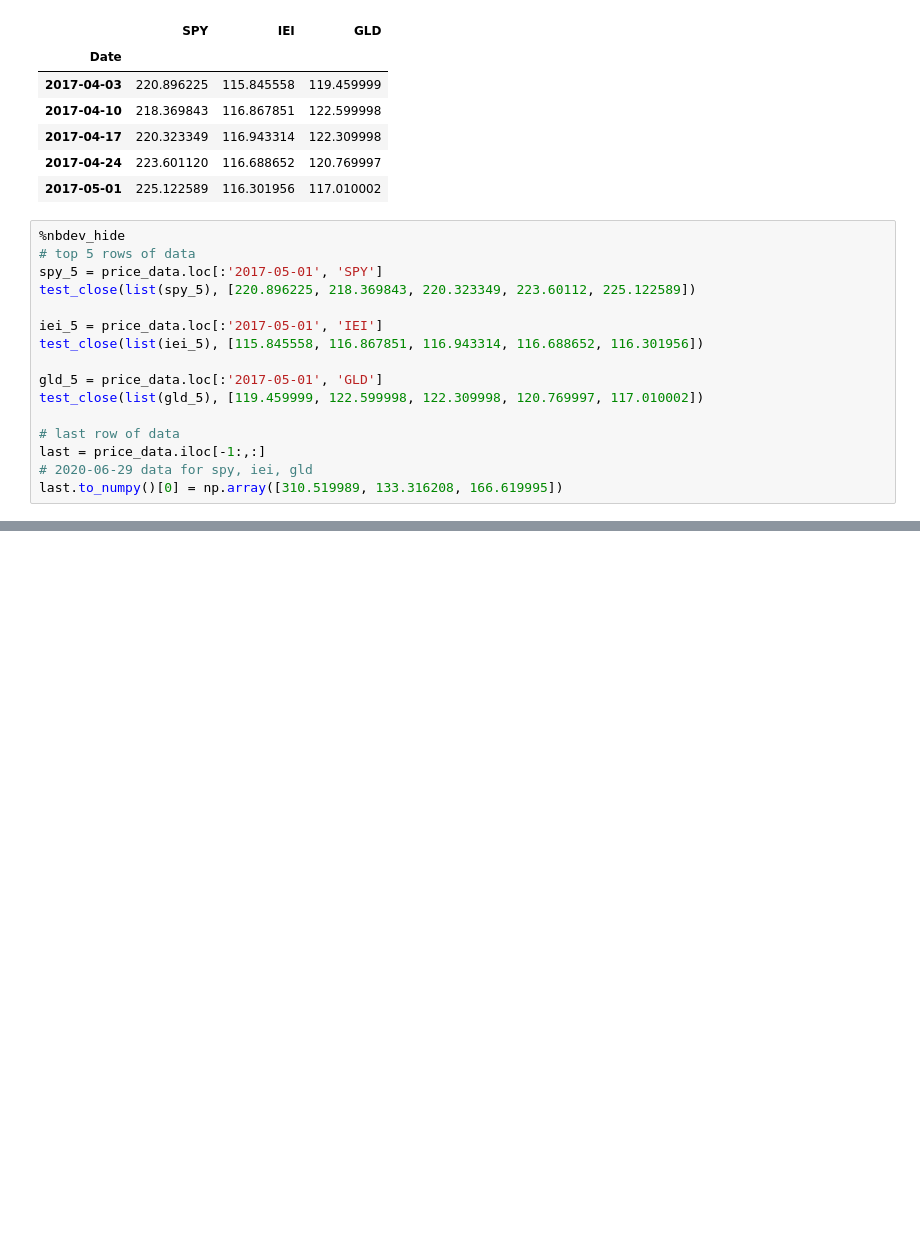
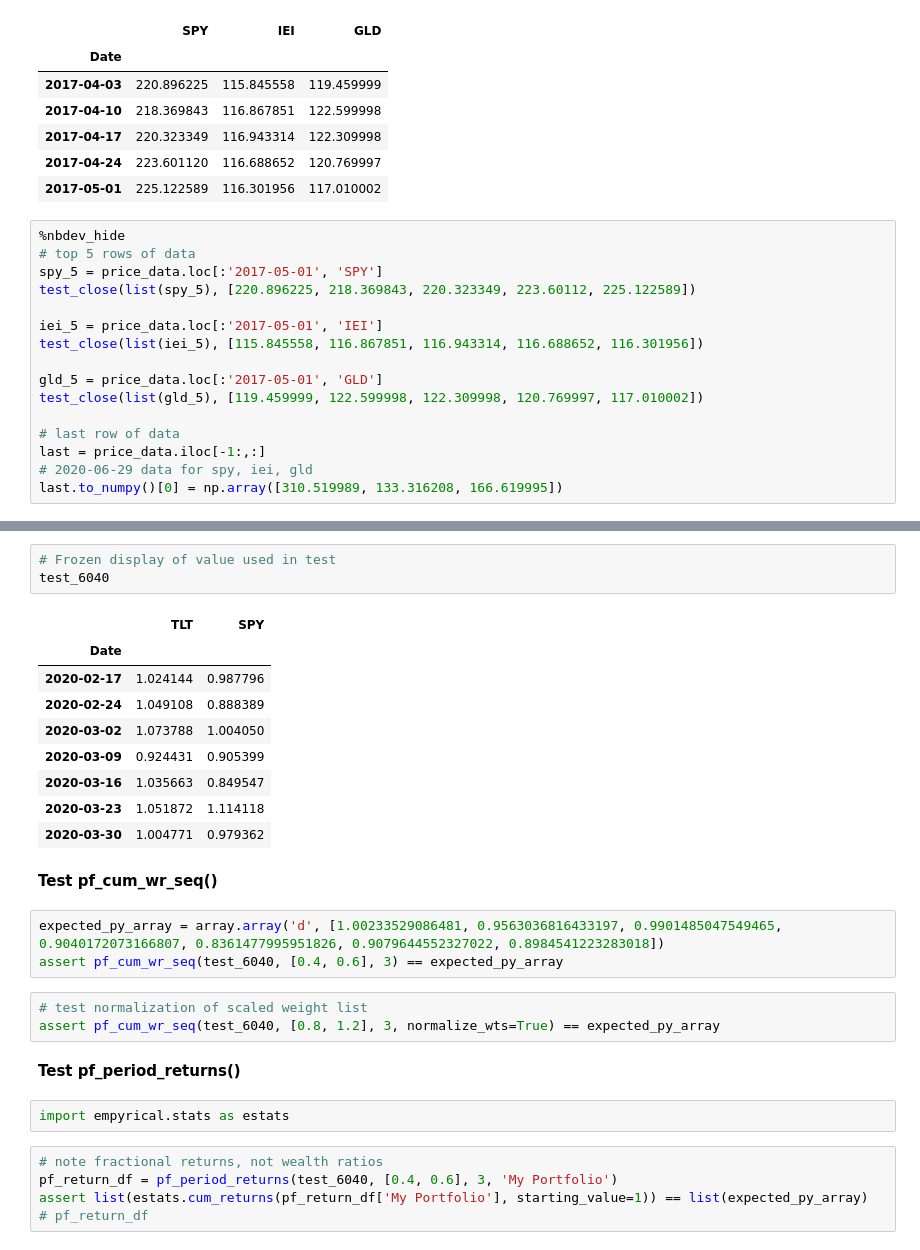
Before and after one commit to rickatx/rfpfolio, a Jupyter notebook: 00_core.ipynb, the cells around one changed output, grey strips where cells are left out. Saved outputs shown, nothing was run; the diff lists cells and outputs as text; blank space fills up the shorter version.

```diff
--- a/00_core.ipynb
+++ b/00_core.ipynb
@@ -99,0 +364,30 @@ last.to_numpy()[0] = np.array([310.519989, 133.316208, 166.619995])
+# %%
+# Frozen display of value used in test
+test_6040
+# %% [output]
+|  | TLT | SPY |
+| Date |  |  |
+| 2020-02-17 | 1.024144 | 0.987796 |
+| 2020-02-24 | 1.049108 | 0.888389 |
+| 2020-03-02 | 1.073788 | 1.004050 |
+| 2020-03-09 | 0.924431 | 0.905399 |
+| 2020-03-16 | 1.035663 | 0.849547 |
+| 2020-03-23 | 1.051872 | 1.114118 |
+| 2020-03-30 | 1.004771 | 0.979362 |
+# %% [markdown]
+**Test pf_cum_wr_seq()**
+# %%
+expected_py_array = array.array('d', [1.00233529086481, 0.9563036816433197, 0.9901485047549465, 0.9040172073166807, 0.8361477995951826, 0.9079644552327022, 0.8984541223283018])
+assert pf_cum_wr_seq(test_6040, [0.4, 0.6], 3) == expected_py_array
+# %%
+# test normalization of scaled weight list
+assert pf_cum_wr_seq(test_6040, [0.8, 1.2], 3, normalize_wts=True) == expected_py_array
+# %% [markdown]
+**Test pf_period_returns()**
+# %%
+import empyrical.stats as estats
+# %%
+# note fractional returns, not wealth ratios
+pf_return_df = pf_period_returns(test_6040, [0.4, 0.6], 3, 'My Portfolio')
+assert list(estats.cum_returns(pf_return_df['My Portfolio'], starting_value=1)) == list(expected_py_array)
+# pf_return_df
```
Also changed, not shown: parts of 29 cells of this notebook, 5 other files.
